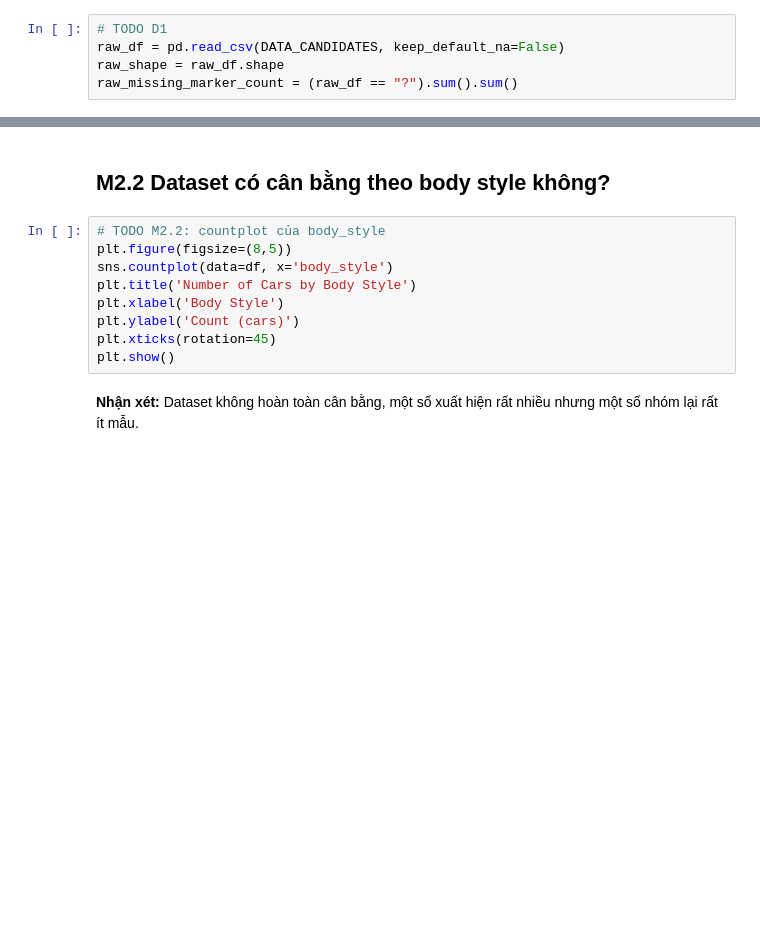
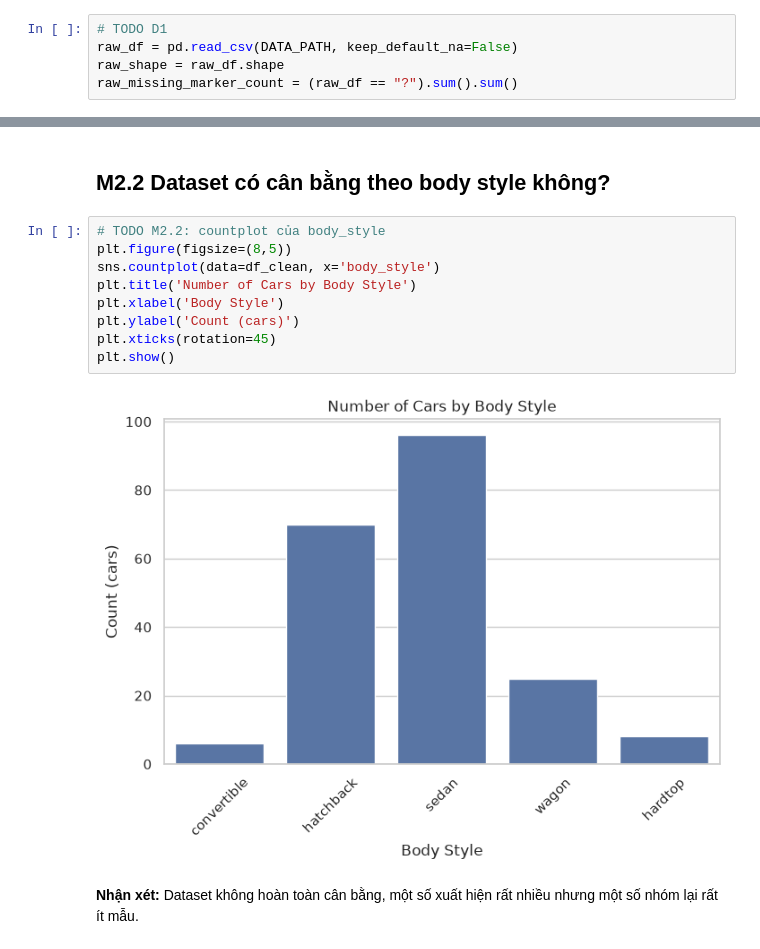
Before and after one commit to thao-cpu/mliot-pyml-2026-hw, a Jupyter notebook: week02/numpy-pandas-eda-hw/LeNguyenLoanThaoBaiTapVeNha4.ipynb, the cells around one changed output, grey strips where cells are left out. Drawn from its saved outputs; the diff is of its cells as text; blank space fills up the shorter version.

```diff
--- a/week02/numpy-pandas-eda-hw/LeNguyenLoanThaoBaiTapVeNha4.ipynb
+++ b/week02/numpy-pandas-eda-hw/LeNguyenLoanThaoBaiTapVeNha4.ipynb
@@ -186,7 +195,7 @@ Load dữ liệu sao cho dấu `?` vẫn là chuỗi để quan sát ảnh hư
 - `raw_missing_marker_count`: tổng số dấu `?`.
 # %%
 # TODO D1
-raw_df = pd.read_csv(DATA_CANDIDATES, keep_default_na=False)
+raw_df = pd.read_csv(DATA_PATH, keep_default_na=False)
 raw_shape = raw_df.shape
 raw_missing_marker_count = (raw_df == "?").sum().sum()
 # %% [markdown]
@@ -304,12 +317,14 @@ Ngoài ra biểu đồ còn cho thấy 1 số giá trị ngoại lệ ở bên p
 # %%
 # TODO M2.2: countplot của body_style
 plt.figure(figsize=(8,5))
-sns.countplot(data=df, x='body_style')
+sns.countplot(data=df_clean, x='body_style')
 plt.title('Number of Cars by Body Style')
 plt.xlabel('Body Style')
 plt.ylabel('Count (cars)')
 plt.xticks(rotation=45)
 plt.show()
+# %% [output]
+[figure, added]
 # %% [markdown]
 **Nhận xét:**
 Dataset không hoàn toàn cân bằng, một số xuất hiện rất nhiều nhưng một số nhóm lại rất ít mẫu.
```
Also changed, not shown: parts of 16 cells of this notebook.
